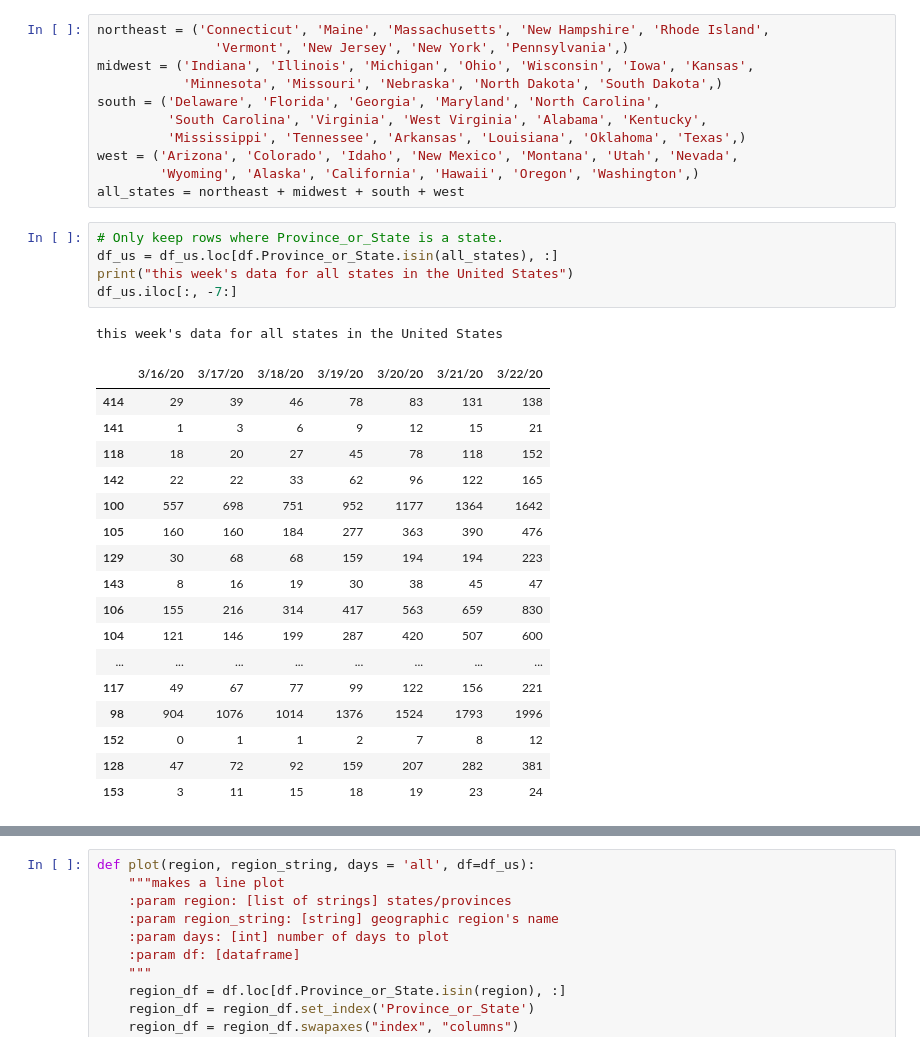
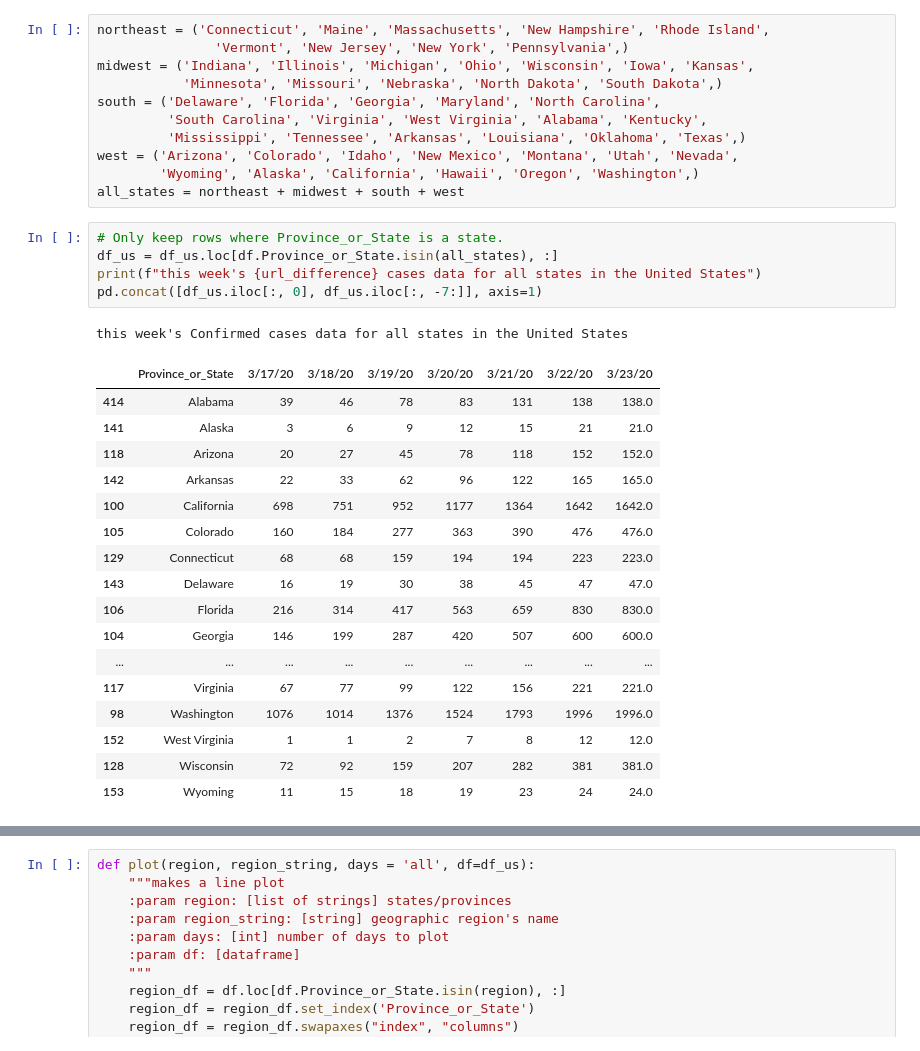
Before and after one commit to DavidSmolinski/portfolio, a Jupyter notebook: data visualization/coronavirus.ipynb, the cells around one changed output, grey strips where cells are left out. Cells and saved outputs as stored; diff of their text form.

```diff
--- a/data visualization/coronavirus.ipynb
+++ b/data visualization/coronavirus.ipynb
@@ -115,27 +115,27 @@ all_states = northeast + midwest + south + west
 # %%
 # Only keep rows where Province_or_State is a state.
 df_us = df_us.loc[df.Province_or_State.isin(all_states), :]
-print("this week's data for all states in the United States")
-df_us.iloc[:, -7:]
+print(f"this week's {url_difference} cases data for all states in the United States")
+pd.concat([df_us.iloc[:, 0], df_us.iloc[:, -7:]], axis=1)
 # %% [output]
-this week's data for all states in the United States
+this week's Confirmed cases data for all states in the United States
-|  | 3/16/20 | 3/17/20 | 3/18/20 | 3/19/20 | 3/20/20 | 3/21/20 | 3/22/20 |
-| 414 | 29 | 39 | 46 | 78 | 83 | 131 | 138 |
-| 141 | 1 | 3 | 6 | 9 | 12 | 15 | 21 |
-| 118 | 18 | 20 | 27 | 45 | 78 | 118 | 152 |
-| 142 | 22 | 22 | 33 | 62 | 96 | 122 | 165 |
-| 100 | 557 | 698 | 751 | 952 | 1177 | 1364 | 1642 |
-| 105 | 160 | 160 | 184 | 277 | 363 | 390 | 476 |
-| 129 | 30 | 68 | 68 | 159 | 194 | 194 | 223 |
-| 143 | 8 | 16 | 19 | 30 | 38 | 45 | 47 |
-| 106 | 155 | 216 | 314 | 417 | 563 | 659 | 830 |
-| 104 | 121 | 146 | 199 | 287 | 420 | 507 | 600 |
-| ... | ... | ... | ... | ... | ... | ... | ... |
-| 117 | 49 | 67 | 77 | 99 | 122 | 156 | 221 |
-| 98 | 904 | 1076 | 1014 | 1376 | 1524 | 1793 | 1996 |
-| 152 | 0 | 1 | 1 | 2 | 7 | 8 | 12 |
-| 128 | 47 | 72 | 92 | 159 | 207 | 282 | 381 |
-| 153 | 3 | 11 | 15 | 18 | 19 | 23 | 24 |
+|  | Province_or_State | 3/17/20 | 3/18/20 | 3/19/20 | 3/20/20 | 3/21/20 | 3/22/20 | 3/23/20 |
+| 414 | Alabama | 39 | 46 | 78 | 83 | 131 | 138 | 138.0 |
+| 141 | Alaska | 3 | 6 | 9 | 12 | 15 | 21 | 21.0 |
+| 118 | Arizona | 20 | 27 | 45 | 78 | 118 | 152 | 152.0 |
+| 142 | Arkansas | 22 | 33 | 62 | 96 | 122 | 165 | 165.0 |
+| 100 | California | 698 | 751 | 952 | 1177 | 1364 | 1642 | 1642.0 |
+| 105 | Colorado | 160 | 184 | 277 | 363 | 390 | 476 | 476.0 |
+| 129 | Connecticut | 68 | 68 | 159 | 194 | 194 | 223 | 223.0 |
+| 143 | Delaware | 16 | 19 | 30 | 38 | 45 | 47 | 47.0 |
+| 106 | Florida | 216 | 314 | 417 | 563 | 659 | 830 | 830.0 |
+| 104 | Georgia | 146 | 199 | 287 | 420 | 507 | 600 | 600.0 |
+| ... | ... | ... | ... | ... | ... | ... | ... | ... |
+| 117 | Virginia | 67 | 77 | 99 | 122 | 156 | 221 | 221.0 |
+| 98 | Washington | 1076 | 1014 | 1376 | 1524 | 1793 | 1996 | 1996.0 |
+| 152 | West Virginia | 1 | 1 | 2 | 7 | 8 | 12 | 12.0 |
+| 128 | Wisconsin | 72 | 92 | 159 | 207 | 282 | 381 | 381.0 |
+| 153 | Wyoming | 11 | 15 | 18 | 19 | 23 | 24 | 24.0 |
 # %%
 canadian_provinces = ['British Columbia',
  'Ontario',
```
Also changed, not shown: parts of 10 cells of this notebook.
